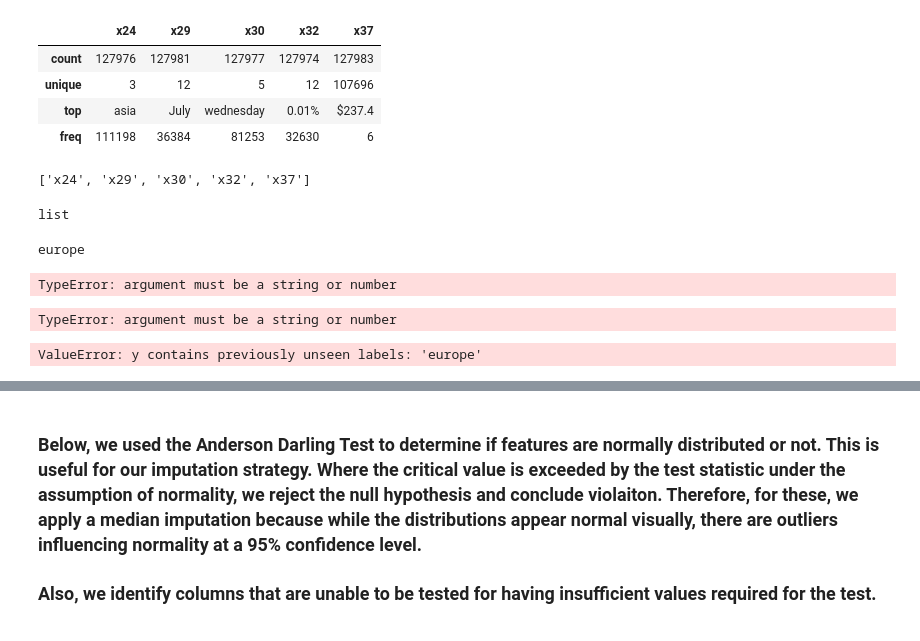
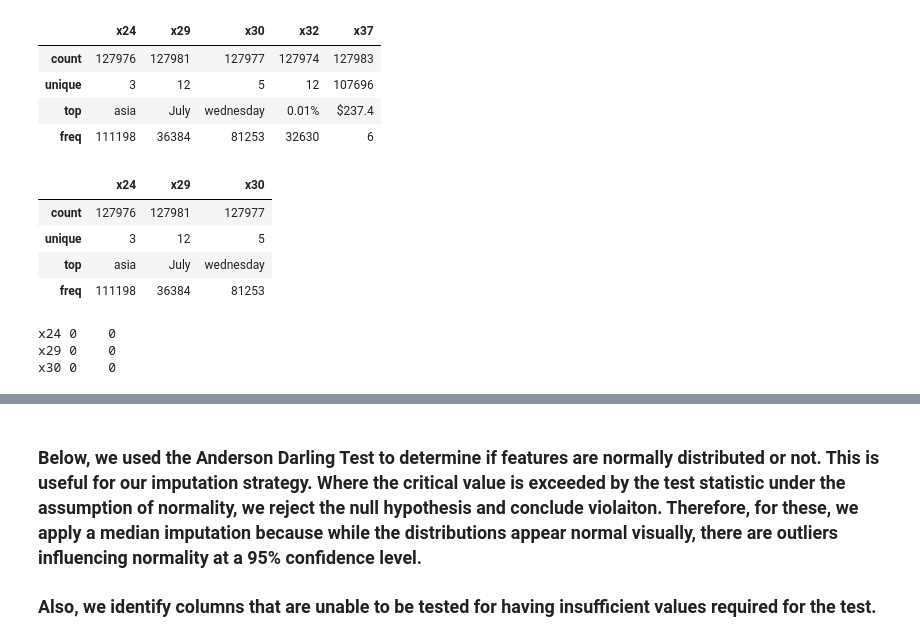
Before and after one commit to sjmiller8182/quant-the-world, a Jupyter notebook: final_project/Final Project.ipynb, the cells around one changed output, grey strips where cells are left out. Saved outputs shown, nothing was run; the diff lists cells and outputs as text; code cells hidden in the pictures.

```diff
--- a/final_project/Final Project.ipynb
+++ b/final_project/Final Project.ipynb
@@ -126,39 +125,47 @@ X_train['x24'] = X_train['x24'].str.replace('euorpe', 'europe')
-# %%
-names = [i for i in objects.columns]
-list(names)
-# %% [output]
-['x24', 'x29', 'x30', 'x32', 'x37']
-# %%
-names = [i for i in list(objects.columns)]
-names.remove('x37')
-type(names)
-# %% [output]
-list
+# %%
+# fix spelling error
+X_test['x24'] = X_test['x24'].str.replace('euorpe', 'europe')
+# remove  %
+X_test['x32'] = pd.to_numeric(X_test['x32'].str.replace('%', ''))
+# remove $
+X_test['x37'] = pd.to_numeric(X_test['x37'].str.replace('$', ''))
+# repeat process for training set
+X_train['x24'] = X_train['x24'].str.replace('euorpe', 'europe')
+X_train['x32'] = pd.to_numeric(X_train['x32'].str.replace('%', ''))
+X_train['x37'] = pd.to_numeric(X_train['x37'].str.replace('$', ''))
+# remake objects
+objects = X_train.select_dtypes(['O'])
+objects_test = X_test.select_dtypes(['O'])
+objects.describe()
+# %% [output]
+|  | x24 | x29 | x30 |
+| count | 127976 | 127981 | 127977 |
+| unique | 3 | 12 | 5 |
+| top | asia | July | wednesday |
+| freq | 111198 | 36384 | 81253 |
+# %%
+# imputing with mode from training data
+X_train['x24'].fillna('asia', inplace=True)
+X_train['x29'].fillna('July', inplace=True)
+X_train['x30'].fillna('wednesday', inplace=True)
+
+X_test['x24'].fillna('asia', inplace=True)
+X_test['x29'].fillna('July', inplace=True)
+X_test['x30'].fillna('wednesday', inplace=True)
+for i in objects.columns:
+    print(i, sum(pd.isna(X_train[i])), '\t', sum(pd.isna(X_test[i])))
+# %% [output]
+x24 0    0
+x29 0    0
+x30 0    0
 # %%
+# label encode all string values
+from sklearn.preprocessing import LabelEncoder
+
 names = [i for i in list(objects.columns)]
-names.remove('x37')
 
 le = LabelEncoder()
 for i in names:
-    print(objects[i][0])
-    objects[i] = le.fit_transform(objects[i])
-objects.describe()
+    le.fit(objects[i].astype(str))
+    X_train[i] = le.transform(X_train[i])
+    X_test[i] = le.transform(X_test[i])
-# %% [output]
-europe
-TypeError: argument must be a string or number
-# %%
-from sklearn.preprocessing import LabelEncoder
-
-le = LabelEncoder()
-obj2 = objects.copy()
-for i in list(obj2.columns):
-    obj2[i] = le.fit_transform(obj2[i])
-obj2.head()
-# %% [output]
-TypeError: argument must be a string or number
-# %%
-for i in objects.columns:
-    X_train[i] = obj2[i]
-    X_test[i] = le.transform(X_test[i])
-# %% [output]
-ValueError: y contains previously unseen labels: 'europe'
```
Also changed, not shown: parts of 18 cells of this notebook.
